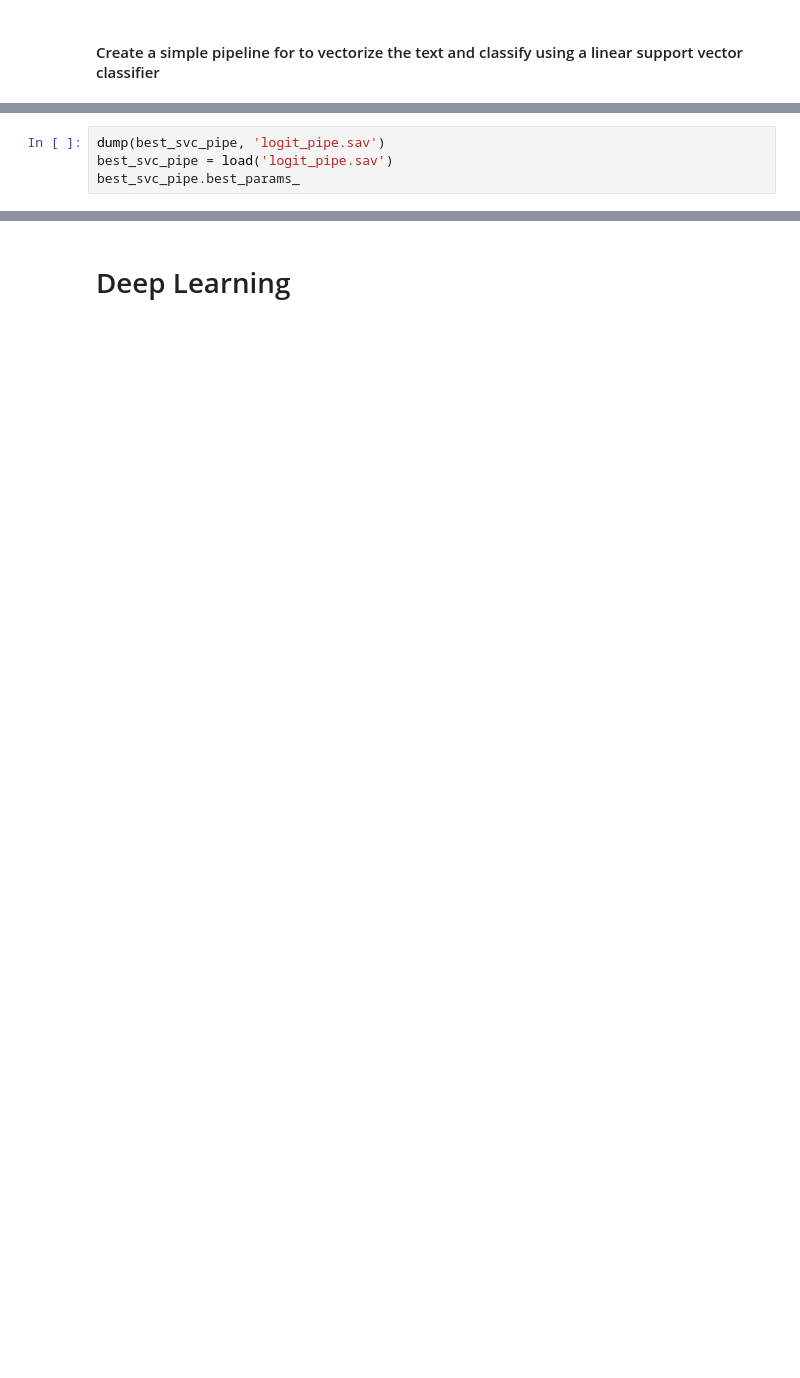
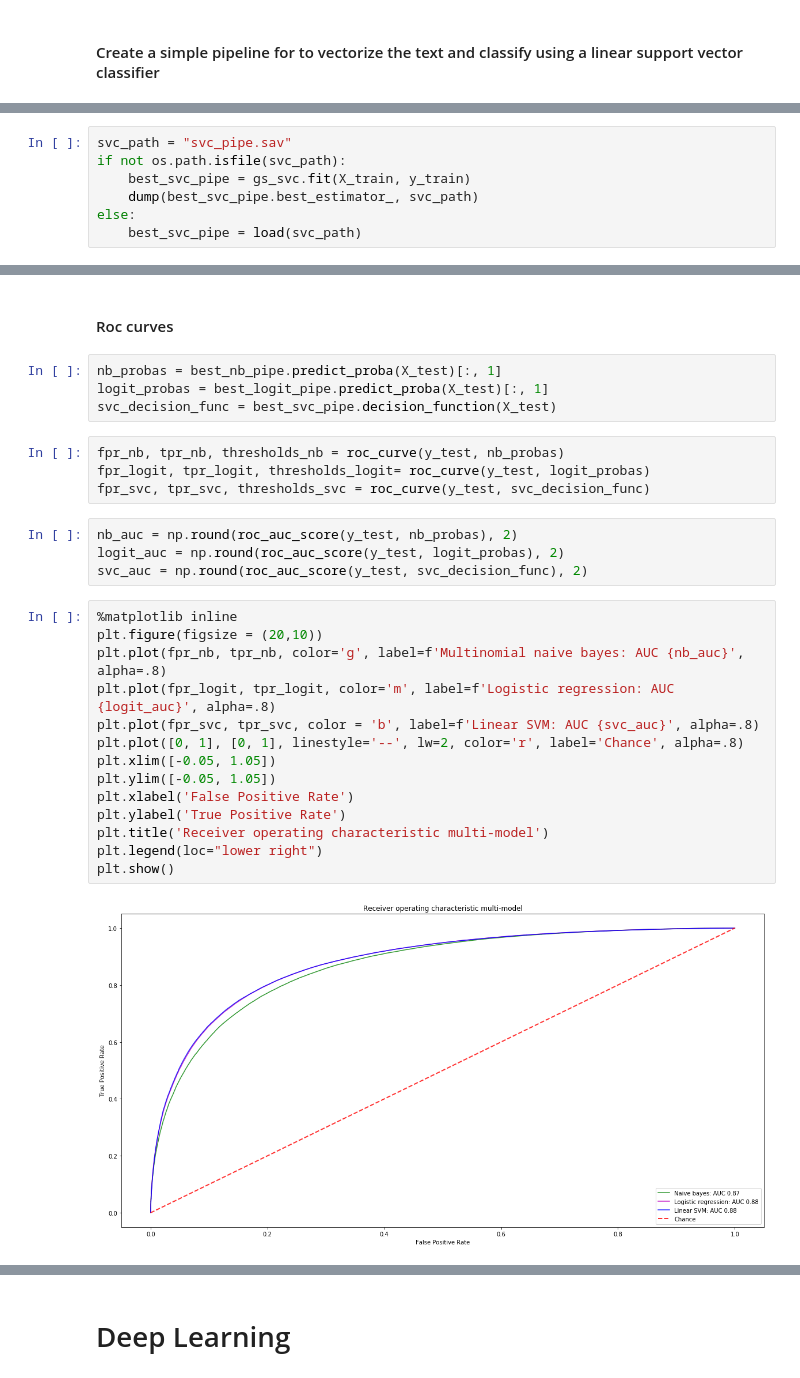
Before and after one commit to tommywatts/ml_projects, a Jupyter notebook: twitter_sentiment/capstone.ipynb, the cells around one changed output, grey strips where cells are left out. Saved outputs shown, nothing was run; the diff lists cells and outputs as text; blank space fills up the shorter version.

```diff
--- a/twitter_sentiment/capstone.ipynb
+++ b/twitter_sentiment/capstone.ipynb
@@ -251,6 +350,9 @@ best_svc_pipe = gs_svc.fit(X_train, y_train)
-# %%
-dump(best_svc_pipe, 'logit_pipe.sav')
-best_svc_pipe = load('logit_pipe.sav')
-best_svc_pipe.best_params_
+# %%
+svc_path = "svc_pipe.sav"
+if not os.path.isfile(svc_path):
+    best_svc_pipe = gs_svc.fit(X_train, y_train)
+    dump(best_svc_pipe.best_estimator_, svc_path)
+else:
+    best_svc_pipe = load(svc_path)
 # %%
 print(classification_report(y_test, best_svc_pipe.predict(X_test)))
@@ -256,0 +368,30 @@ print(classification_report(y_test, best_svc_pipe.predict(X_test)))
+# %% [markdown]
+#### Roc curves
+# %%
+nb_probas = best_nb_pipe.predict_proba(X_test)[:, 1]
+logit_probas = best_logit_pipe.predict_proba(X_test)[:, 1]
+svc_decision_func = best_svc_pipe.decision_function(X_test)
+# %%
+fpr_nb, tpr_nb, thresholds_nb = roc_curve(y_test, nb_probas)
+fpr_logit, tpr_logit, thresholds_logit= roc_curve(y_test, logit_probas)
+fpr_svc, tpr_svc, thresholds_svc = roc_curve(y_test, svc_decision_func)
+# %%
+nb_auc = np.round(roc_auc_score(y_test, nb_probas), 2)
+logit_auc = np.round(roc_auc_score(y_test, logit_probas), 2)
+svc_auc = np.round(roc_auc_score(y_test, svc_decision_func), 2)
+# %%
+%matplotlib inline
+plt.figure(figsize = (20,10))
+plt.plot(fpr_nb, tpr_nb, color='g', label=f'Multinomial naive bayes: AUC {nb_auc}', alpha=.8)
+plt.plot(fpr_logit, tpr_logit, color='m', label=f'Logistic regression: AUC {logit_auc}', alpha=.8)
+plt.plot(fpr_svc, tpr_svc, color = 'b', label=f'Linear SVM: AUC {svc_auc}', alpha=.8)
+plt.plot([0, 1], [0, 1], linestyle='--', lw=2, color='r', label='Chance', alpha=.8)
+plt.xlim([-0.05, 1.05])
+plt.ylim([-0.05, 1.05])
+plt.xlabel('False Positive Rate')
+plt.ylabel('True Positive Rate')
+plt.title('Receiver operating characteristic multi-model')
+plt.legend(loc="lower right")
+plt.show()
+# %% [output]
+[figure, added]
```
Also changed, not shown: parts of 40 cells of this notebook.
